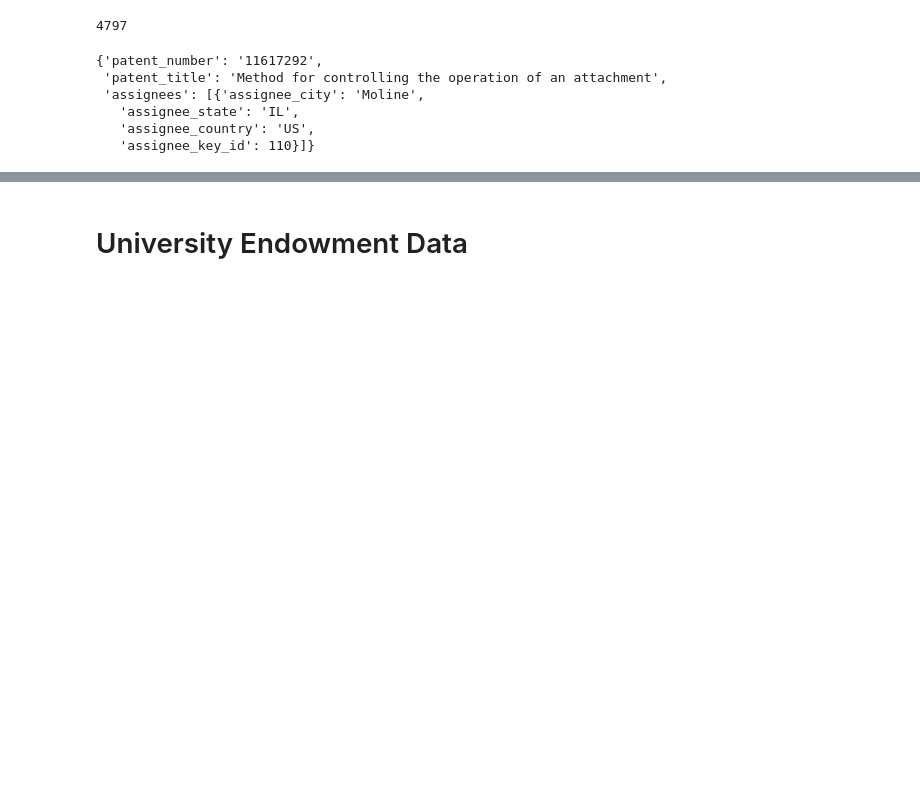
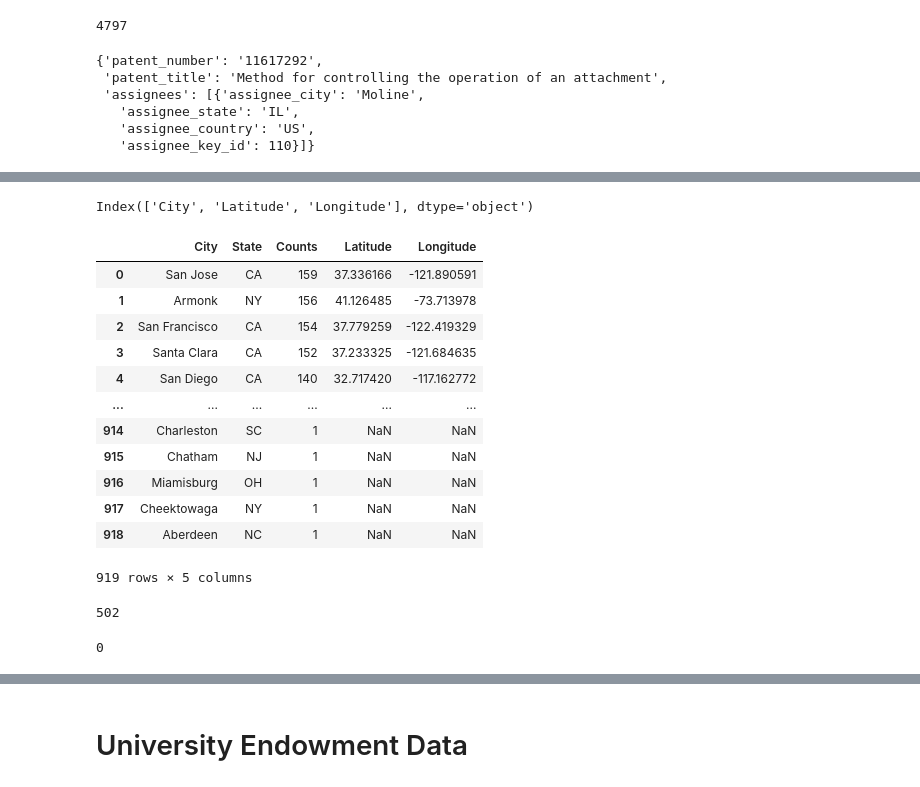
Before and after one commit to mayaniyogi/as.180.369, a Jupyter notebook: contrib/mayaniyogi/Working_notebook.ipynb, the cells around one changed output, grey strips where cells are left out. Cells and saved outputs as stored; diff of their text form; code cells hidden in the pictures; blank space fills up the shorter version.

```diff
--- a/contrib/mayaniyogi/Working_notebook.ipynb
+++ b/contrib/mayaniyogi/Working_notebook.ipynb
@@ -129,0 +106,7 @@ city_count_list
+# %%
+# Rename columns
+df_counts.columns = ["City", "State", "Counts"]
+# %%
+df_counts_sorted= df_counts.sort_values(by="Counts", ascending=False)
+df_counts_sorted.reset_index(drop= True, inplace= True)
+df_counts_sorted
@@ -129,0 +549,13 @@ city_count_list
+# %%
+# Combine dictionaries into a single dictionary
+combined_dict = {**coord_1, **coord_2, **coord_3}
+
+# Create a DataFrame
+com_df = pd.DataFrame.from_dict(combined_dict, orient='index', columns=['Latitude', 'Longitude'])
+
+# Reset the index to have a column for city names
+com_df.reset_index(inplace=True)
+com_df.rename(columns={'index': 'City'}, inplace=True)
+
+# Display the DataFrame
+com_df
@@ -129,0 +576,32 @@ city_count_list
+# %%
+com_df.columns
+# %% [output]
+Index(['City', 'Latitude', 'Longitude'], dtype='object')
+# %%
+new_df= pd.concat([df_counts_sorted, com_df['Latitude'], com_df['Longitude']], axis= 1)
+# %%
+new_df
+# %% [output]
+|  | City | State | Counts | Latitude | Longitude |
+| 0 | San Jose | CA | 159 | 37.336166 | -121.890591 |
+| 1 | Armonk | NY | 156 | 41.126485 | -73.713978 |
+| 2 | San Francisco | CA | 154 | 37.779259 | -122.419329 |
+| 3 | Santa Clara | CA | 152 | 37.233325 | -121.684635 |
+| 4 | San Diego | CA | 140 | 32.717420 | -117.162772 |
+| ... | ... | ... | ... | ... | ... |
+| 914 | Charleston | SC | 1 | NaN | NaN |
+| 915 | Chatham | NJ | 1 | NaN | NaN |
+| 916 | Miamisburg | OH | 1 | NaN | NaN |
+| 917 | Cheektowaga | NY | 1 | NaN | NaN |
+| 918 | Aberdeen | NC | 1 | NaN | NaN |
+919 rows × 5 columns
+# %%
+lat_counts = new_df['Latitude'].isna().sum()
+lat_counts
+# %% [output]
+502
+# %%
+com_counts= com_df['Latitude'].isna().sum()
+com_counts
+# %% [output]
+0
```
Also changed, not shown: parts of 17 cells of this notebook, 3 other files.
